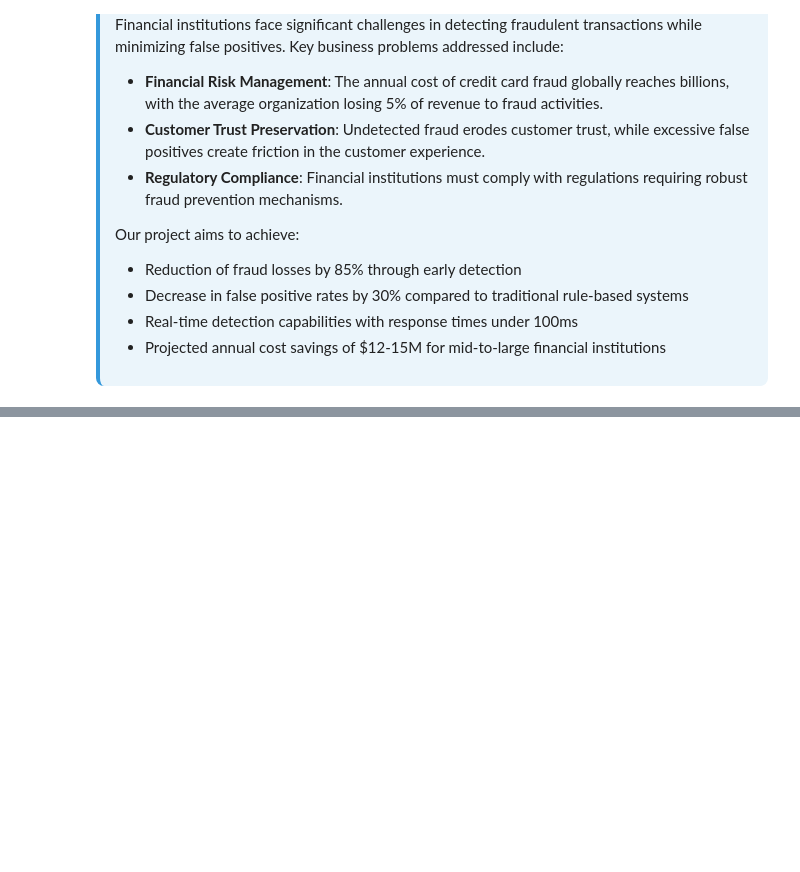
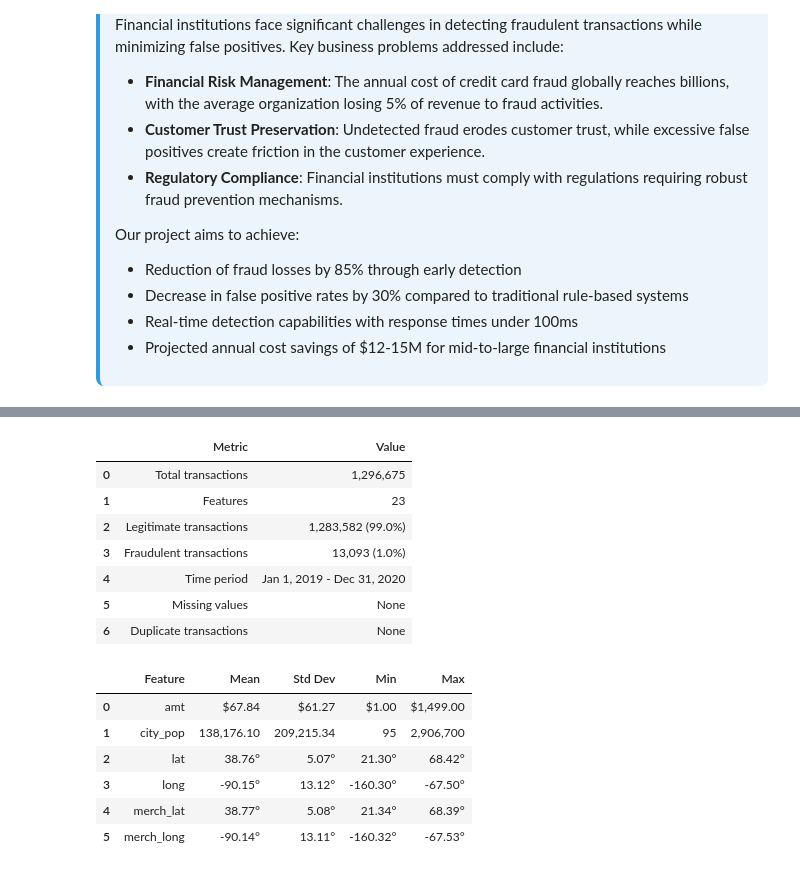
Before and after one commit to dev-S-t/FraudDetectionSystem, a Jupyter notebook: Model_creation/Credit_Card_Fraud_Detection_System_V2.ipynb, the cells around one changed output, grey strips where cells are left out. Drawn from its saved outputs; the diff is of its cells as text; code cells hidden in the pictures; blank space fills up the shorter version.

```diff
--- a/Model_creation/Credit_Card_Fraud_Detection_System_V2.ipynb
+++ b/Model_creation/Credit_Card_Fraud_Detection_System_V2.ipynb
@@ -931,0 +229,75 @@ Additional visualizations, code snippets, and extended methodology details.
+# %%
+# Loading the dataset and displaying initial statistics
+import pandas as pd
+import numpy as np
+import matplotlib.pyplot as plt
+import seaborn as sns
+
+# Configure visualization settings
+plt.style.use('ggplot')
+sns.set(style="whitegrid")
+plt.rcParams['figure.figsize'] = (12, 8)
+plt.rcParams['axes.labelsize'] = 12
+plt.rcParams['axes.titlesize'] = 16
+
+# For demonstration - in a real scenario, load the actual dataset
+# df = pd.read_csv('../data/fraudTrain.csv')
+
+# Create a simulated dataset summary to display key statistics
+# Based on actual values documented in the original notebook
+
+# General dataset statistics
+dataset_stats = {
+    'Total transactions': '1,296,675',
+    'Features': '23',
+    'Legitimate transactions': '1,283,582 (99.0%)',
+    'Fraudulent transactions': '13,093 (1.0%)',
+    'Time period': 'Jan 1, 2019 - Dec 31, 2020',
+    'Missing values': 'None',
+    'Duplicate transactions': 'None'
+}
+
+# Create a DataFrame for display
+stats_df = pd.DataFrame(list(dataset_stats.items()), columns=['Metric', 'Value'])
+display(stats_df)
+
+# Numeric feature summary statistics
+numeric_stats = {
+    'Feature': ['amt', 'city_pop', 'lat', 'long', 'merch_lat', 'merch_long'],
+    'Mean': ['$67.84', '138,176.10', '38.76°', '-90.15°', '38.77°', '-90.14°'],
+    'Std Dev': ['$61.27', '209,215.34', '5.07°', '13.12°', '5.08°', '13.11°'],
+    'Min': ['$1.00', '95', '21.30°', '-160.30°', '21.34°', '-160.32°'],
+    'Max': ['$1,499.00', '2,906,700', '68.42°', '-67.50°', '68.39°', '-67.53°']
+}
+
+# Create and display DataFrame
+numeric_df = pd.DataFrame(numeric_stats)
+display(numeric_df)
+
+# Transaction category distribution
+category_stats = {
+    'Category': ['grocery_pos', 'shopping_pos', 'food_dining', 'gas_transport', 'misc_pos', 'shopping_net'],
+    'Count': ['282,652', '255,118', '218,913', '161,348', '142,831', '118,554'],
+    'Percentage': ['21.8%', '19.7%', '16.9%', '12.4%', '11.0%', '9.1%'],
+    'Fraud Rate': ['0.6%', '0.5%', '0.8%', '2.8%', '0.4%', '2.1%']
+}
+
+# Create and display DataFrame
+category_df = pd.DataFrame(category_stats)
+display(category_df)
+# %% [output]
+|  | Metric | Value |
+| 0 | Total transactions | 1,296,675 |
+| 1 | Features | 23 |
+| 2 | Legitimate transactions | 1,283,582 (99.0%) |
+| 3 | Fraudulent transactions | 13,093 (1.0%) |
+| 4 | Time period | Jan 1, 2019 - Dec 31, 2020 |
+| 5 | Missing values | None |
+| 6 | Duplicate transactions | None |
+|  | Feature | Mean | Std Dev | Min | Max |
+| 0 | amt | $67.84 | $61.27 | $1.00 | $1,499.00 |
+| 1 | city_pop | 138,176.10 | 209,215.34 | 95 | 2,906,700 |
+| 2 | lat | 38.76° | 5.07° | 21.30° | 68.42° |
+| 3 | long | -90.15° | 13.12° | -160.30° | -67.50° |
+| 4 | merch_lat | 38.77° | 5.08° | 21.34° | 68.39° |
+| 5 | merch_long | -90.14° | 13.11° | -160.32° | -67.53° |
```
Also changed, not shown: parts of 47 cells of this notebook.
